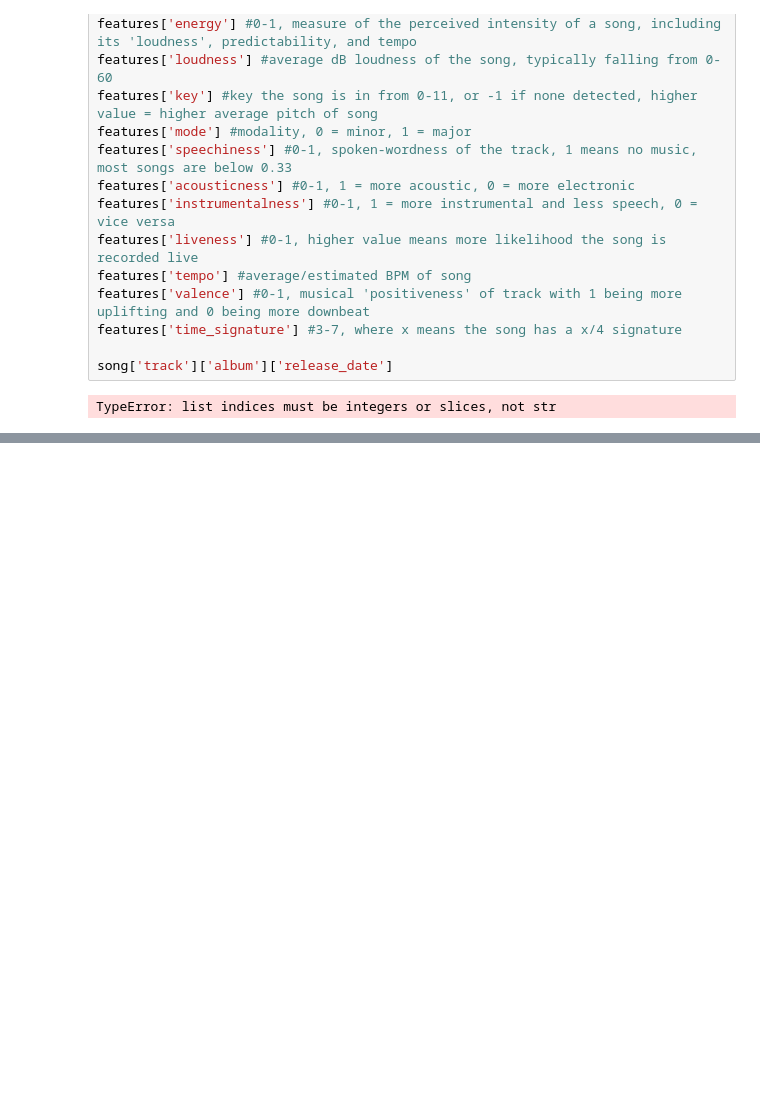
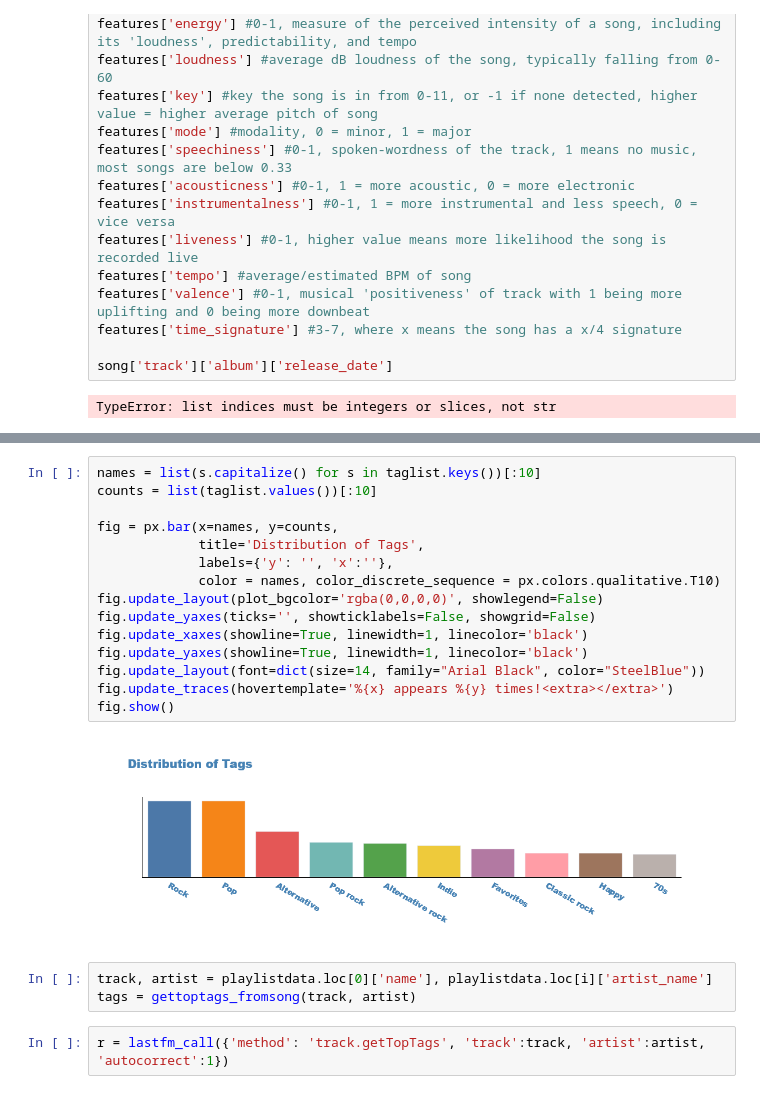
Before and after one commit to jbailey424/ThePlaylistinator, a Jupyter notebook: spotipy_experimenting.ipynb, the cells around one changed output, grey strips where cells are left out. Drawn from its saved outputs; the diff is of its cells as text; blank space fills up the shorter version.

```diff
--- a/spotipy_experimenting.ipynb
+++ b/spotipy_experimenting.ipynb
@@ -335,0 +302,22 @@ cover art: https://i.scdn.co/image/ab67616d0000b2731aa47e71c4edfeaddb65cd54
+# %%
+names = list(s.capitalize() for s in taglist.keys())[:10]
+counts = list(taglist.values())[:10]
+
+fig = px.bar(x=names, y=counts,
+             title='Distribution of Tags',
+             labels={'y': '', 'x':''},
+             color = names, color_discrete_sequence = px.colors.qualitative.T10)
+fig.update_layout(plot_bgcolor='rgba(0,0,0,0)', showlegend=False)
+fig.update_yaxes(ticks='', showticklabels=False, showgrid=False)
+fig.update_xaxes(showline=True, linewidth=1, linecolor='black')
+fig.update_yaxes(showline=True, linewidth=1, linecolor='black')
+fig.update_layout(font=dict(size=14, family="Arial Black", color="SteelBlue"))
+fig.update_traces(hovertemplate='%{x} appears %{y} times!<extra></extra>')
+fig.show()
+# %% [output]
+[figure, added]
+# %%
+track, artist = playlistdata.loc[0]['name'], playlistdata.loc[i]['artist_name']
+tags = gettoptags_fromsong(track, artist)
+# %%
+r = lastfm_call({'method': 'track.getTopTags', 'track':track, 'artist':artist, 'autocorrect':1})
```
Also changed, not shown: parts of 32 cells of this notebook, 4 other files.
